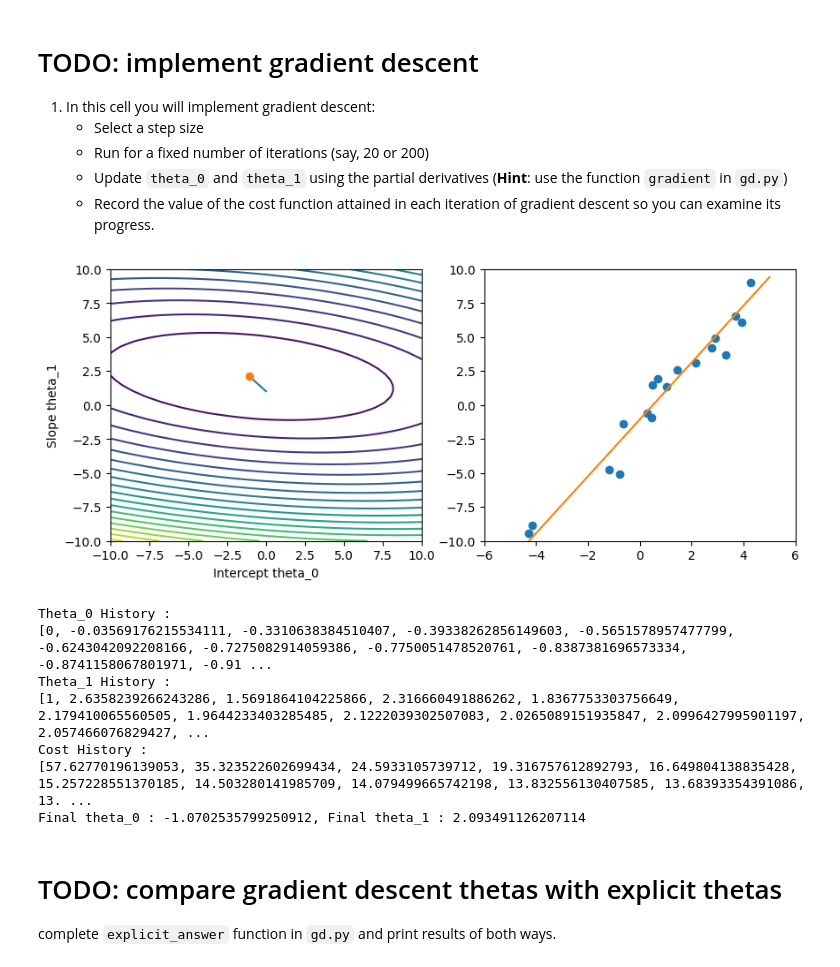
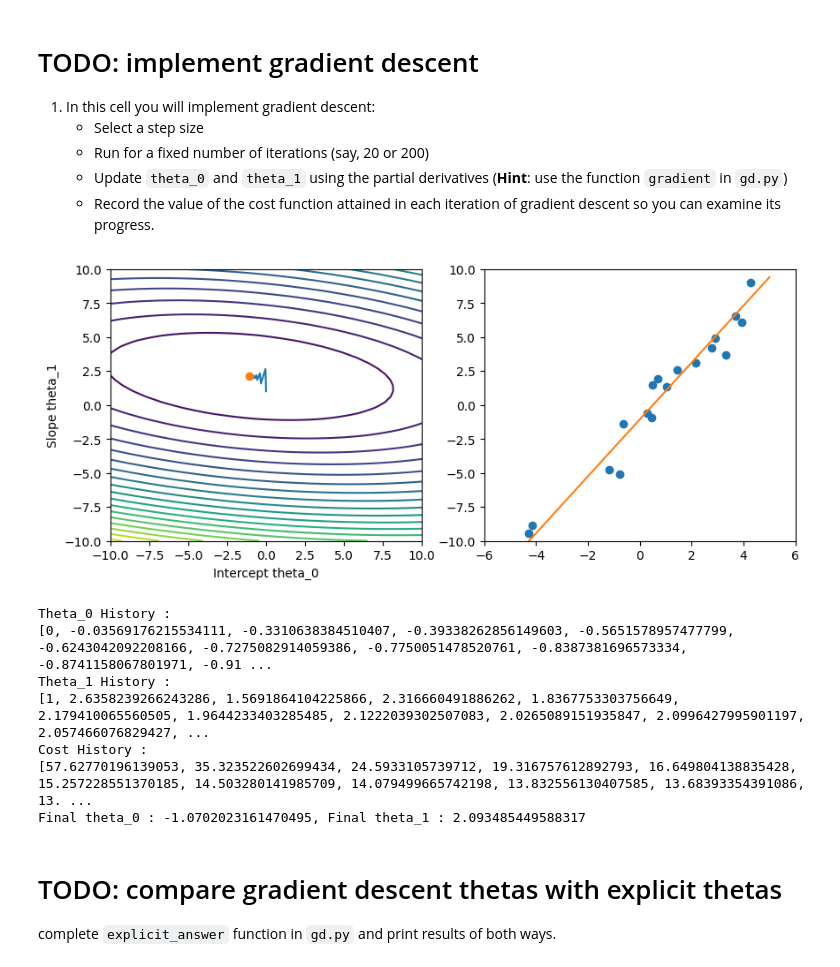
Before and after one commit to yazdanzv/ML_Project_no2, a Jupyter notebook: gradient-descent.ipynb, the cells around one changed output. Saved outputs shown, nothing was run; the diff lists cells and outputs as text; code cells hidden in the pictures.

```diff
--- a/gradient-descent.ipynb
+++ b/gradient-descent.ipynb
@@ -147,52 +147,51 @@ theta_1_history = [theta_1]
 # To Do End
 
 for i in range(0, iters):
 
     #KEEP THIS CODE: this code will display progress of the
     #algorithm as it runs
     clear_output(wait=True)
     update_plot(theta_0, theta_1, line, dot, hyp)
     display(fig)
 
     #################################################################################
     # TODO:
     #    - write code to get partial derivatives (hint: call gradient in gd.py)
     #    - update theta_0 and theta_1 with the partial derivatives and step size
     #    - save cost function at each step (hint: call a function we gave you above)
     #################################################################################
 # To Do Start
-    for i in range(iters):
-        # Compute Gradient
-        d_theta_0, d_theta_1 = gradient(x, y, theta_0, theta_1)
+    # Compute Gradient
+    d_theta_0, d_theta_1 = gradient(x, y, theta_0, theta_1)
 
-        # Update parameters
-        theta_0 -= learning_rate * d_theta_0
-        theta_1 -= learning_rate * d_theta_1
+    # Update parameters
+    theta_0 -= learning_rate * d_theta_0
+    theta_1 -= learning_rate * d_theta_1
 
-        # Compute Cost
-        cost = cost_function(x, y, theta_0, theta_1)
-        cost_history.append(cost)
-        theta_0_history.append(theta_0)
-        theta_1_history.append(theta_1)
+    # Compute Cost
+    cost = cost_function(x, y, theta_0, theta_1)
+    cost_history.append(cost)
+    theta_0_history.append(theta_0)
+    theta_1_history.append(theta_1)
 
 # Results
 print("Theta_0 History : ")
 print(theta_0_history)
 print("Theta_1 History : ")
 print(theta_1_history)
 print("Cost History : ")
 print(cost_history)
 print(f"Final theta_0 : {theta_0_history[-1]}, Final theta_1 : {theta_1_history[-1]}")
 # To Do End
 # %% [output]
-[figure, old version]
+[figure, new version]
 Theta_0 History :
 [0, -0.03569176215534111, -0.3310638384510407, -0.39338262856149603, -0.5651578957477799, -0.6243042092208166, -0.7275082914059386, -0.7750051478520761, -0.8387381696573334, -0.8741158067801971, -0.91 ...
 Theta_1 History :
 [1, 2.6358239266243286, 1.5691864104225866, 2.316660491886262, 1.8367753303756649, 2.179410065560505, 1.9644233403285485, 2.1222039302507083, 2.0265089151935847, 2.0996427995901197, 2.057466076829427, ...
 Cost History :
 [57.62770196139053, 35.323522602699434, 24.5933105739712, 19.316757612892793, 16.649804138835428, 15.257228551370185, 14.503280141985709, 14.079499665742198, 13.832556130407585, 13.68393354391086, 13. ...
-Final theta_0 : -1.0702535799250912, Final theta_1 : 2.093491126207114
+Final theta_0 : -1.0702023161470495, Final theta_1 : 2.093485449588317
 # %% [markdown]
 # TODO: compare gradient descent thetas with explicit thetas
 complete ``explicit_answer`` function in ``gd.py`` and print results of both ways.
```
Also changed, not shown: parts of 9 cells of this notebook, 2 other files.
